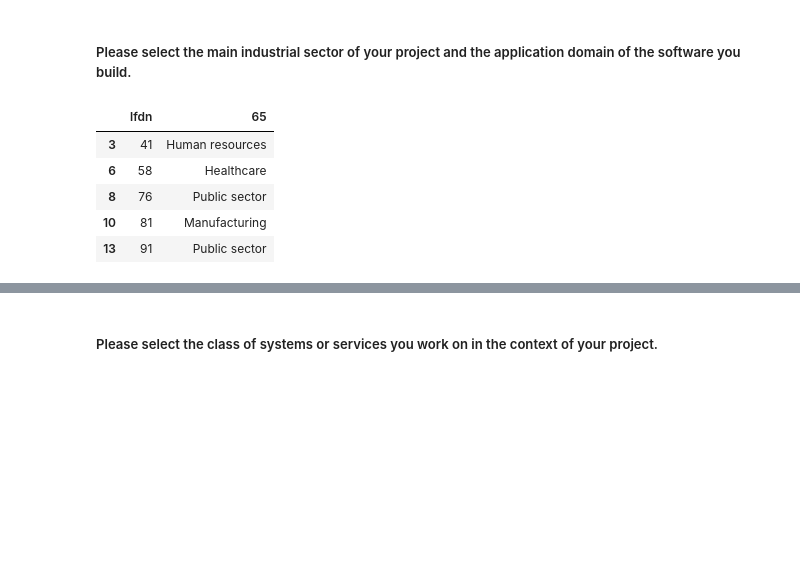
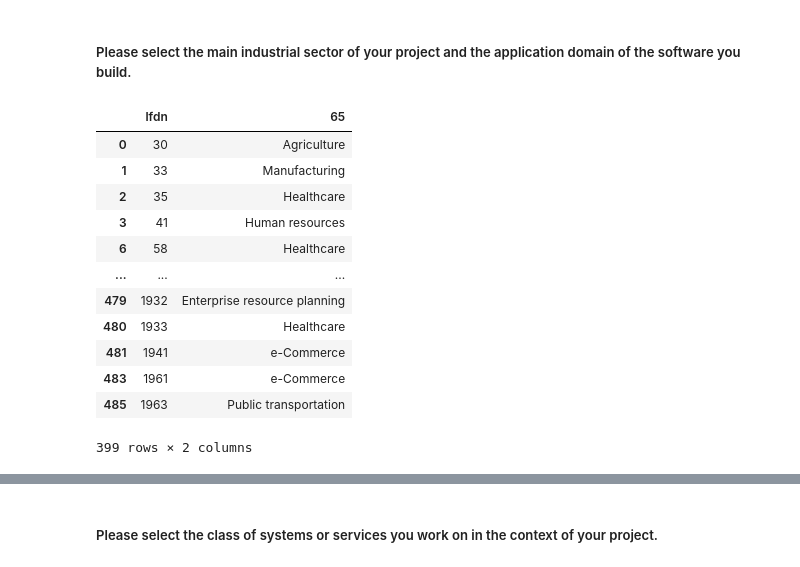
Before and after one commit to NaPiRE/QuickCheckRE, a Jupyter notebook: Data Transformation/DataTransformation.ipynb, the cells around one changed output, grey strips where cells are left out. Saved outputs shown, nothing was run; the diff lists cells and outputs as text; code cells hidden in the pictures; blank space fills up the shorter version.

```diff
--- a/Data Transformation/DataTransformation.ipynb
+++ b/Data Transformation/DataTransformation.ipynb
@@ -450,16 +450,23 @@ md("## **Variablename V_1 | QuestionID {}**".format(N1ID))
 # %%
 N1 = df.loc[:, ['lfdn', 'v_1']]
 N1 = N1.rename(columns={'v_1': N1ID})
 # Delete Other options
 N1 = N1.loc[N1[N1ID] != "Other (please specify)"]
-N1[N1['lfdn'].isin([41,58,76,81,91])]
+N1
 # %% [output]
 |  | lfdn | 65 |
+| 0 | 30 | Agriculture |
+| 1 | 33 | Manufacturing |
+| 2 | 35 | Healthcare |
 | 3 | 41 | Human resources |
 | 6 | 58 | Healthcare |
-| 8 | 76 | Public sector |
-| 10 | 81 | Manufacturing |
-| 13 | 91 | Public sector |
+| ... | ... | ... |
+| 479 | 1932 | Enterprise resource planning |
+| 480 | 1933 | Healthcare |
+| 481 | 1941 | e-Commerce |
+| 483 | 1961 | e-Commerce |
+| 485 | 1963 | Public transportation |
+399 rows × 2 columns
 # %%
 N1converted = convertNapireToCce(questions, N1, 0)
 questionColumn = createQuestionColumns(N1ID + '_', len(N1converted[0]))
```
Also changed, not shown: parts of 52 cells of this notebook, 4 other files.
